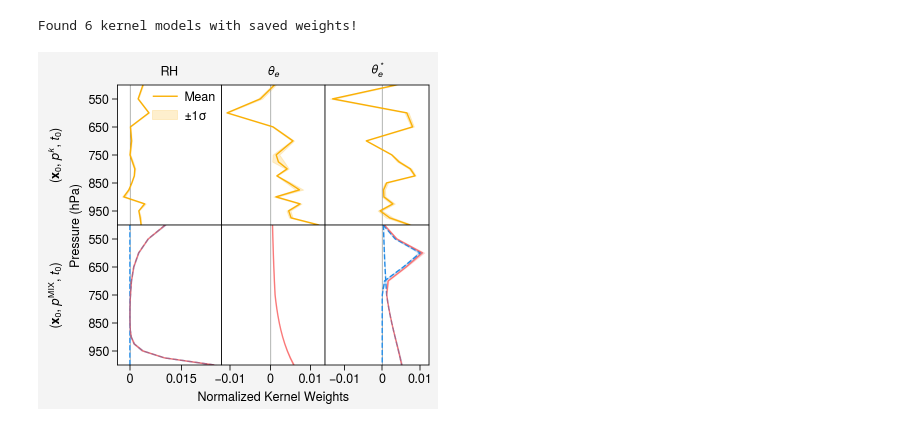
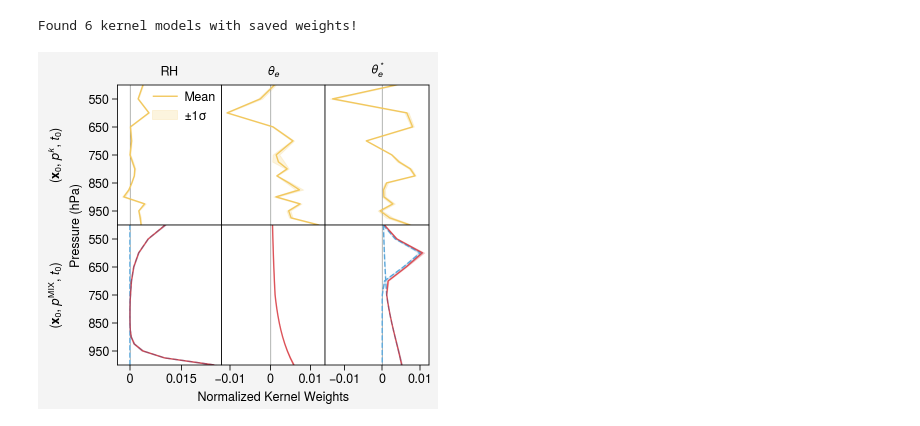
Before and after one commit to savannahferretti/monsoon-kernels, a Jupyter notebook: notebooks/weights.ipynb, the cells around one changed output. Drawn from its saved outputs; the diff is of its cells as text; code cells hidden in the pictures.

```diff
--- a/notebooks/weights.ipynb
+++ b/notebooks/weights.ipynb
@@ -60,44 +60,44 @@ rowlabels = [r[1] for r in rows]
 collabels = ['RH',r'$\mathit{\theta_e}$',r'$\mathit{\theta_e^*}$']
 
 fig,axs = pplt.subplots(nrows=len(rowlabels),ncols=len(collabels),figwidth=4,refheight=1.4,tight=True,sharex='limits',sharey=True,space=0)
 axs.format(grid=False,rowlabels=rowlabels,collabels=collabels,xlabel='Normalized Kernel Weights',
            ylabel='Pressure (hPa)',ylim=(500,1000),yticks=[950,850,750,650,550])
 for row,(name,desc,kind,*data) in enumerate(rows):
     for col in range(len(collabels)):
         ax = axs[row,col]
         if row!=len(rowlabels)-1:
             ax.tick_params(axis='x',bottom=False,labelbottom=False)
         if col!=0:
             ax.tick_params(axis='y',left=False,labelleft=False)
         ax.axvline(0,color='gray',linewidth=0.5)
         if kind=='mixture':
             mean1,std1 = data[0].isel(field=col),data[1].isel(field=col)
             mean2,std2 = data[2].isel(field=col),data[3].isel(field=col)
             issame = np.allclose(mean1.values,mean2.values,atol=1e-6,rtol=0.0)
             iszero = np.allclose(mean2.values,0.0,atol=1e-6,rtol=0.0)
             if issame or iszero:
-                ax.plot(mean1,lev,color='red6',alpha=0.7,linewidth=1)
-                ax.fill_betweenx(lev,mean1-std1,mean1+std1,color='red6',alpha=0.2)
+                ax.plot(mean1,lev,color='#D42028',alpha=0.7,linewidth=1)
+                ax.fill_betweenx(lev,mean1-std1,mean1+std1,color='#D42028',alpha=0.2)
             else:
-                ax.plot(mean1,lev,color='blue6',linewidth=1,linestyle='--')
-                ax.plot(mean2,lev,color='blue6',linewidth=1,linestyle='--')
-                ax.fill_betweenx(lev,mean1-std1,mean1+std1,color='blue6',alpha=0.2)
-                ax.fill_betweenx(lev,mean2-std2,mean2+std2,color='blue6',alpha=0.2)
+                ax.plot(mean1,lev,color='#5BA7DA',linewidth=1,linestyle='--')
+                ax.plot(mean2,lev,color='#5BA7DA',linewidth=1,linestyle='--')
+                ax.fill_betweenx(lev,mean1-std1,mean1+std1,color='#5BA7DA',alpha=0.2)
+                ax.fill_betweenx(lev,mean2-std2,mean2+std2,color='#5BA7DA',alpha=0.2)
                 meansum,stdsum = mean1+mean2,np.sqrt(std1**2+std2**2)
-                ax.plot(meansum,lev,color='red6',alpha=0.7,linewidth=1)
-                ax.fill_betweenx(lev,meansum-stdsum,meansum+stdsum,color='red6',alpha=0.2)
+                ax.plot(meansum,lev,color='#D42028',alpha=0.7,linewidth=1)
+                ax.fill_betweenx(lev,meansum-stdsum,meansum+stdsum,color='#D42028',alpha=0.2)
         else:
             mean,std = data[0].isel(field=col),data[1].isel(field=col)
-            ax.plot(mean,lev,color='yellow6',linewidth=1,label='Mean')
-            ax.fill_betweenx(lev,mean-std,mean+std,color='yellow6',alpha=0.2,label=r'$\pm 1\sigma$')
+            ax.plot(mean,lev,color='#F2C85E',linewidth=1,label='Mean')
+            ax.fill_betweenx(lev,mean-std,mean+std,color='#F2C85E',alpha=0.2,label=r'$\pm 1\sigma$')
         ax.xaxis.set_major_locator(mticker.MaxNLocator(nbins=3,prune='both'))
         ax.xaxis.set_minor_locator(mticker.NullLocator())
 axs.format(xreverse=False,yreverse=True)
 axs[0,0].legend(loc='ur',ncols=1,frame=False)
 pplt.show()
 fig.save('../figs/fig_3.jpg')
 # %% [output]
-[figure, old version]
+[figure, new version]
 # %%
 order = ('nonparametric','mixparametric','mixgaussian','gaussian','exponential','tophat')
 cols  = sorted(results,key=lambda r:next((i for i,k in enumerate(order) if k in r[0]),len(order)))
```
Also changed, not shown: parts of 1 cell of this notebook, 5 other files.
